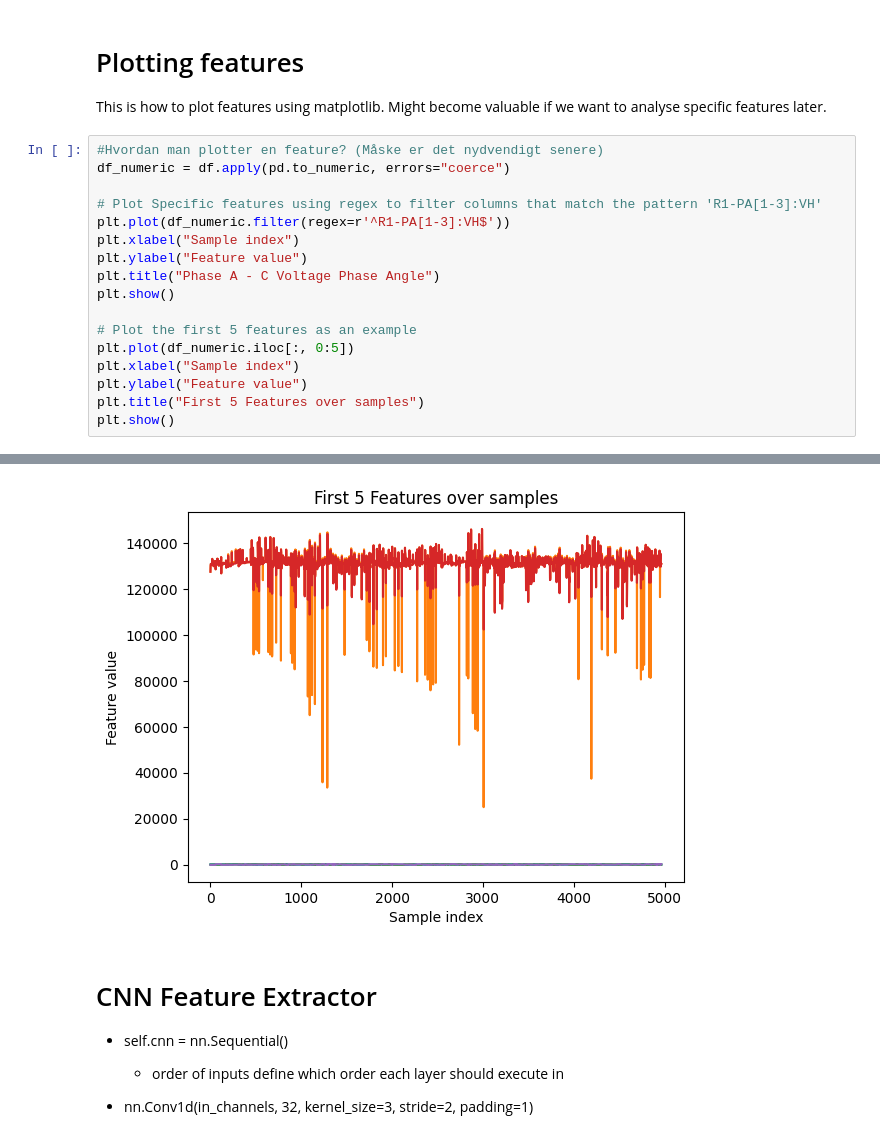
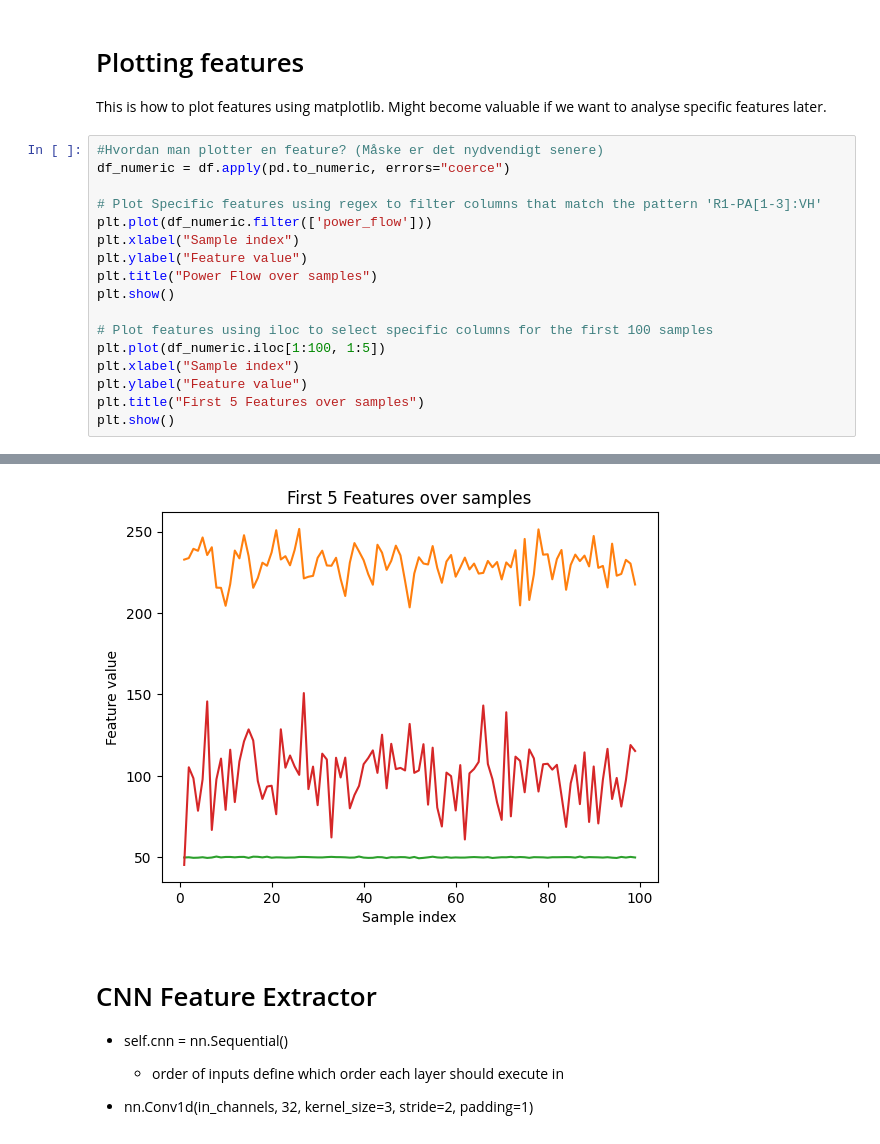
Before and after one commit to Struggling6/MainRepo, a Jupyter notebook: CNN_transformer.ipynb, the cells around one changed output, grey strips where cells are left out. Cells and saved outputs as stored; diff of their text form.

```diff
--- a/CNN_transformer.ipynb
+++ b/CNN_transformer.ipynb
@@ -169,14 +176,14 @@ Might become valuable if we want to analyse specific features later.
 df_numeric = df.apply(pd.to_numeric, errors="coerce")
 
 # Plot Specific features using regex to filter columns that match the pattern 'R1-PA[1-3]:VH'
-plt.plot(df_numeric.filter(regex=r'^R1-PA[1-3]:VH$'))
+plt.plot(df_numeric.filter(['power_flow']))
 plt.xlabel("Sample index")
 plt.ylabel("Feature value")
-plt.title("Phase A - C Voltage Phase Angle")
+plt.title("Power Flow over samples")
 plt.show()
 
-# Plot the first 5 features as an example
-plt.plot(df_numeric.iloc[:, 0:5])
+# Plot features using iloc to select specific columns for the first 100 samples
+plt.plot(df_numeric.iloc[1:100, 1:5])
 plt.xlabel("Sample index")
 plt.ylabel("Feature value")
 plt.title("First 5 Features over samples")
@@ -186,4 +193,4 @@ plt.show()
-[figure, old version]
+[figure, new version]
 # %% [markdown]
 # CNN Feature Extractor
 
```
Also changed, not shown: parts of 10 cells of this notebook.
